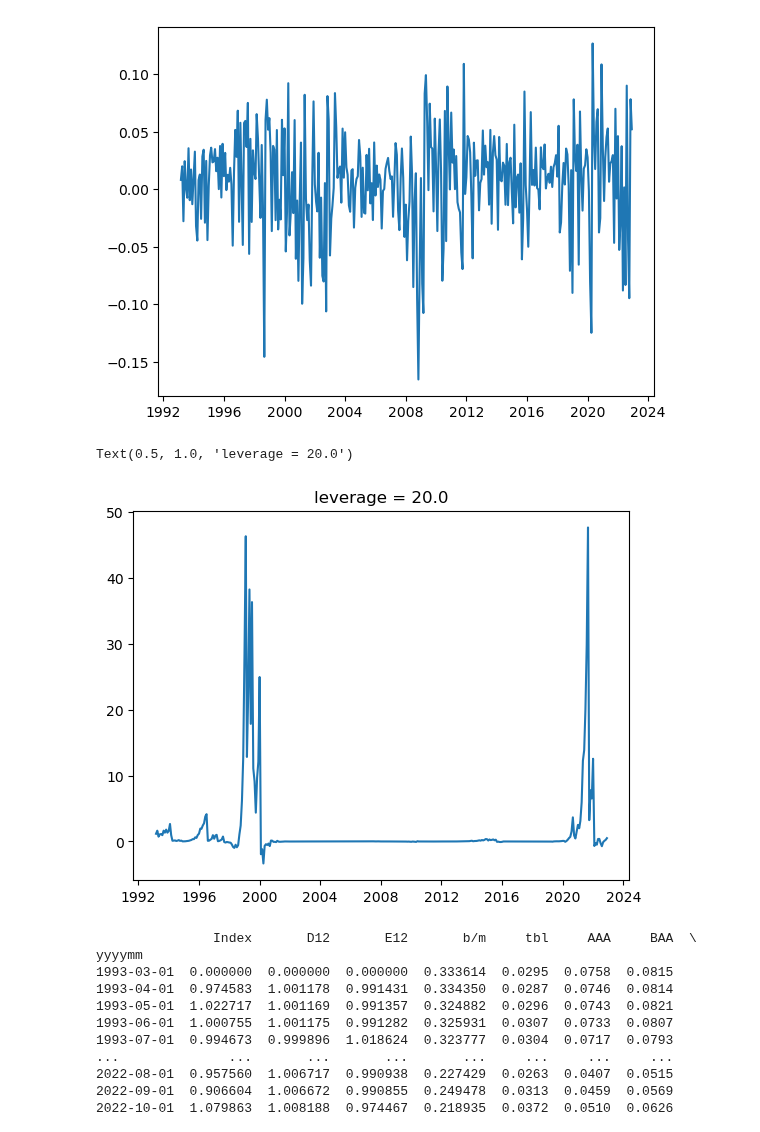
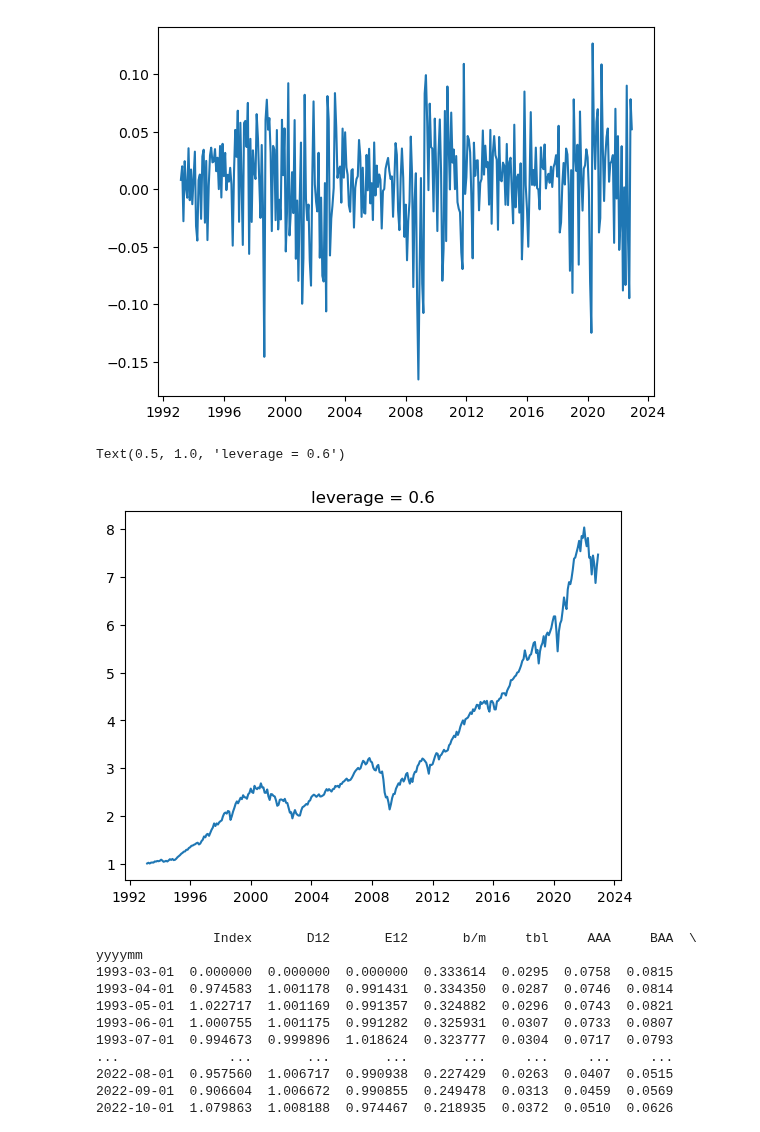
Before and after one commit to gagrawal009/FE5213-Quantitative-Macroeconomics-with-Python, a Jupyter notebook: notebooks/SPY_Random_Features_For_Goyal_Welch_Data.ipynb, the cells around one changed output. Cells and saved outputs as stored; diff of their text form; code cells hidden in the pictures.

Commit message:
Change leverage

```diff
--- a/notebooks/SPY_Random_Features_For_Goyal_Welch_Data.ipynb
+++ b/notebooks/SPY_Random_Features_For_Goyal_Welch_Data.ipynb
@@ -438,13 +438,13 @@ plt.plot(filtered_goyal_welch_data['excess_returns'])
 [<matplotlib.lines.Line2D at 0x...>]
 [figure]
 # %%
-leverage = 20.
+leverage = 0.6
 strategy_returns = 1 + filtered_goyal_welch_data.Rfree + leverage * filtered_goyal_welch_data.excess_returns
 plt.plot(np.cumprod(strategy_returns))
 plt.title(f'leverage = {leverage}')
 # %% [output]
-Text(0.5, 1.0, 'leverage = 20.0')
+Text(0.5, 1.0, 'leverage = 0.6')
-[figure, old version]
+[figure, new version]
 # %%
 cleaned_data = filtered_goyal_welch_data.drop(columns=['csp']).fillna(0)
 # %%
```
Also changed, not shown: parts of 4 cells of this notebook, 2 other files.
